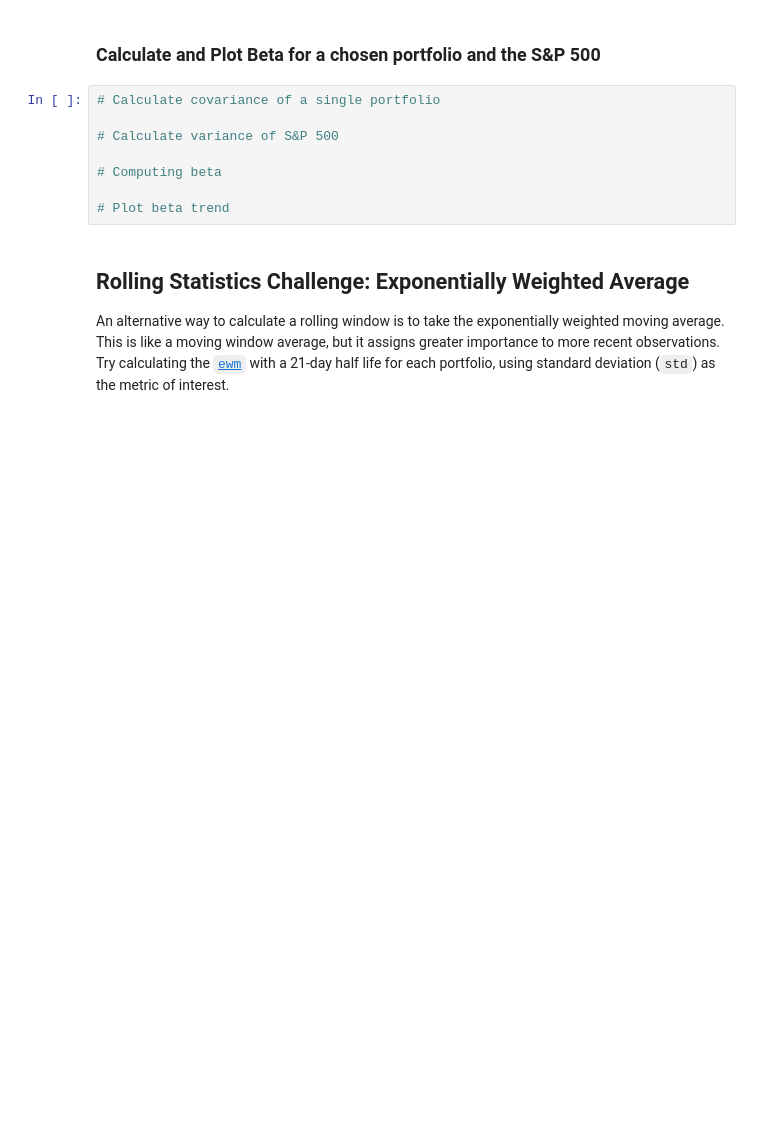
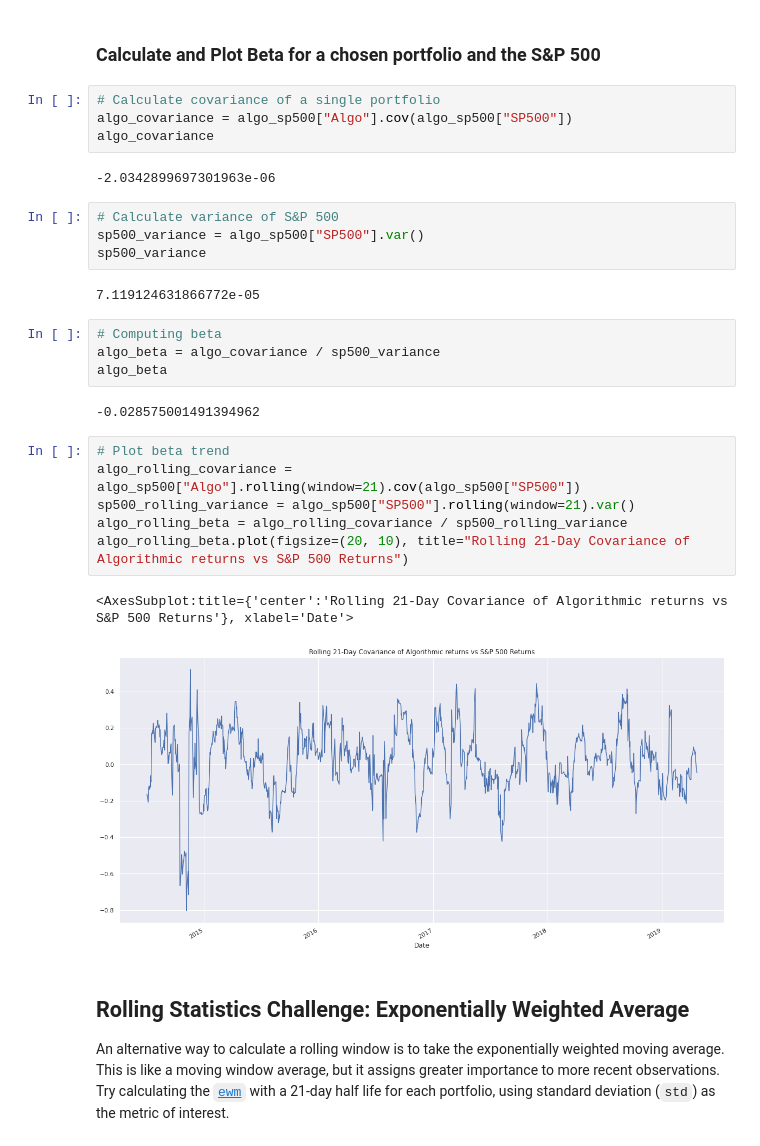
Before and after one commit to gadam/fintech_assessment_03, a Jupyter notebook: whale_analysis.ipynb, the cells around one changed output. Drawn from its saved outputs; the diff is of its cells as text; blank space fills up the shorter version.

Commit message:
Calculated rolling beta

```diff
--- a/whale_analysis.ipynb
+++ b/whale_analysis.ipynb
@@ -516,14 +516,33 @@ sns.heatmap(algo_sp500_correlation, vmin=-1, vmax=1)
 [figure]
 # %% [markdown]
 ### Calculate and Plot Beta for a chosen portfolio and the S&P 500
+# %%
+# Calculate covariance of a single portfolio
+algo_covariance = algo_sp500["Algo"].cov(algo_sp500["SP500"])
+algo_covariance
+# %% [output]
+-2.0342899697301963e-06
 # %%
-# Calculate covariance of a single portfolio
-
 # Calculate variance of S&P 500
-
-# Computing beta
-
-# Plot beta trend
+sp500_variance = algo_sp500["SP500"].var()
+sp500_variance
+# %% [output]
+7.119124631866772e-05
+# %%
+# Computing beta
+algo_beta = algo_covariance / sp500_variance
+algo_beta
+# %% [output]
+-0.028575001491394962
+# %%
+# Plot beta trend
+algo_rolling_covariance = algo_sp500["Algo"].rolling(window=21).cov(algo_sp500["SP500"])
+sp500_rolling_variance = algo_sp500["SP500"].rolling(window=21).var()
+algo_rolling_beta = algo_rolling_covariance / sp500_rolling_variance
+algo_rolling_beta.plot(figsize=(20, 10), title="Rolling 21-Day Covariance of Algorithmic returns vs S&P 500 Returns")
+# %% [output]
+<AxesSubplot:title={'center':'Rolling 21-Day Covariance of Algorithmic returns vs S&P 500 Returns'}, xlabel='Date'>
+[figure, added]
 # %% [markdown]
 ## Rolling Statistics Challenge: Exponentially Weighted Average
 
```
